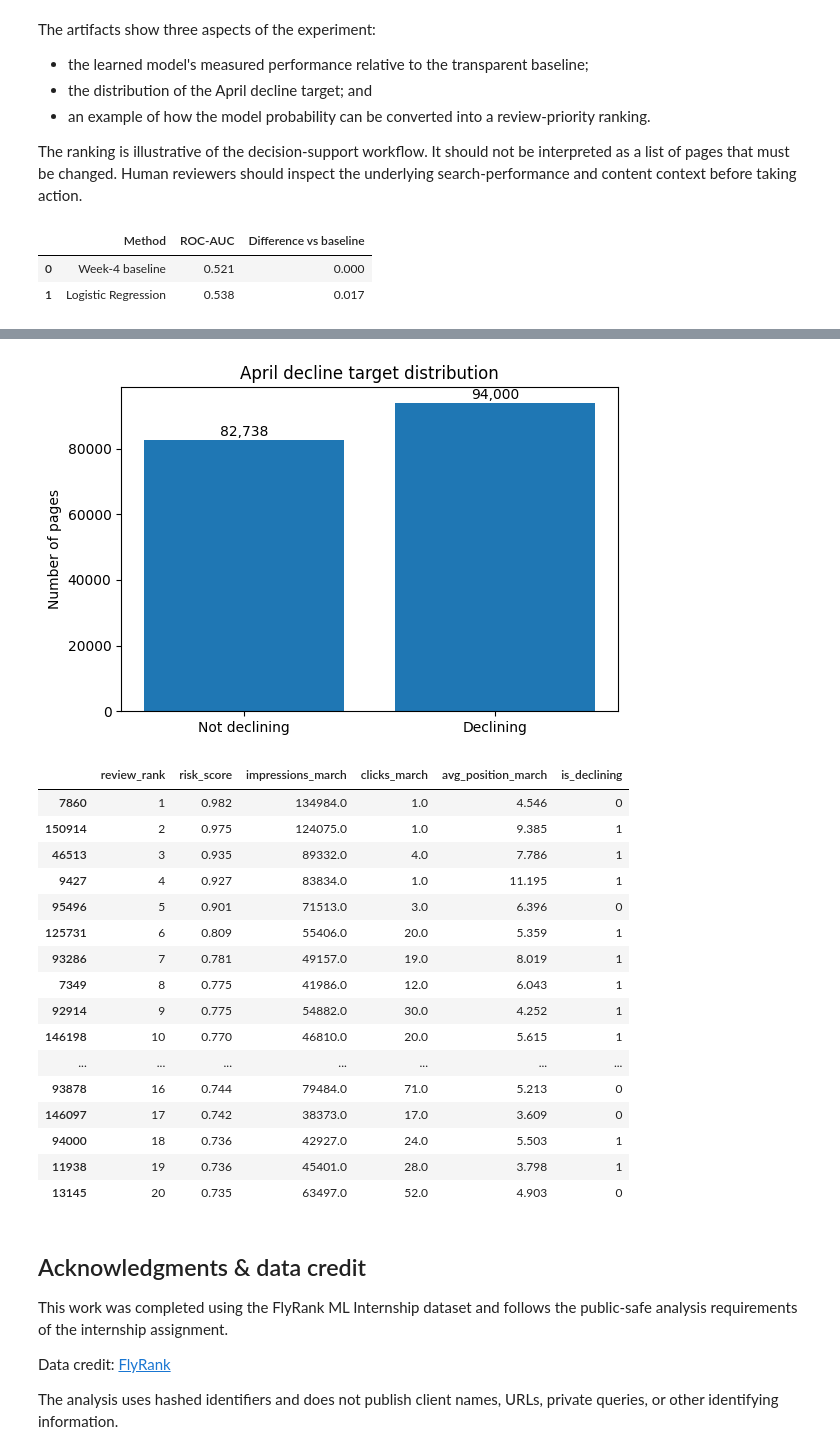
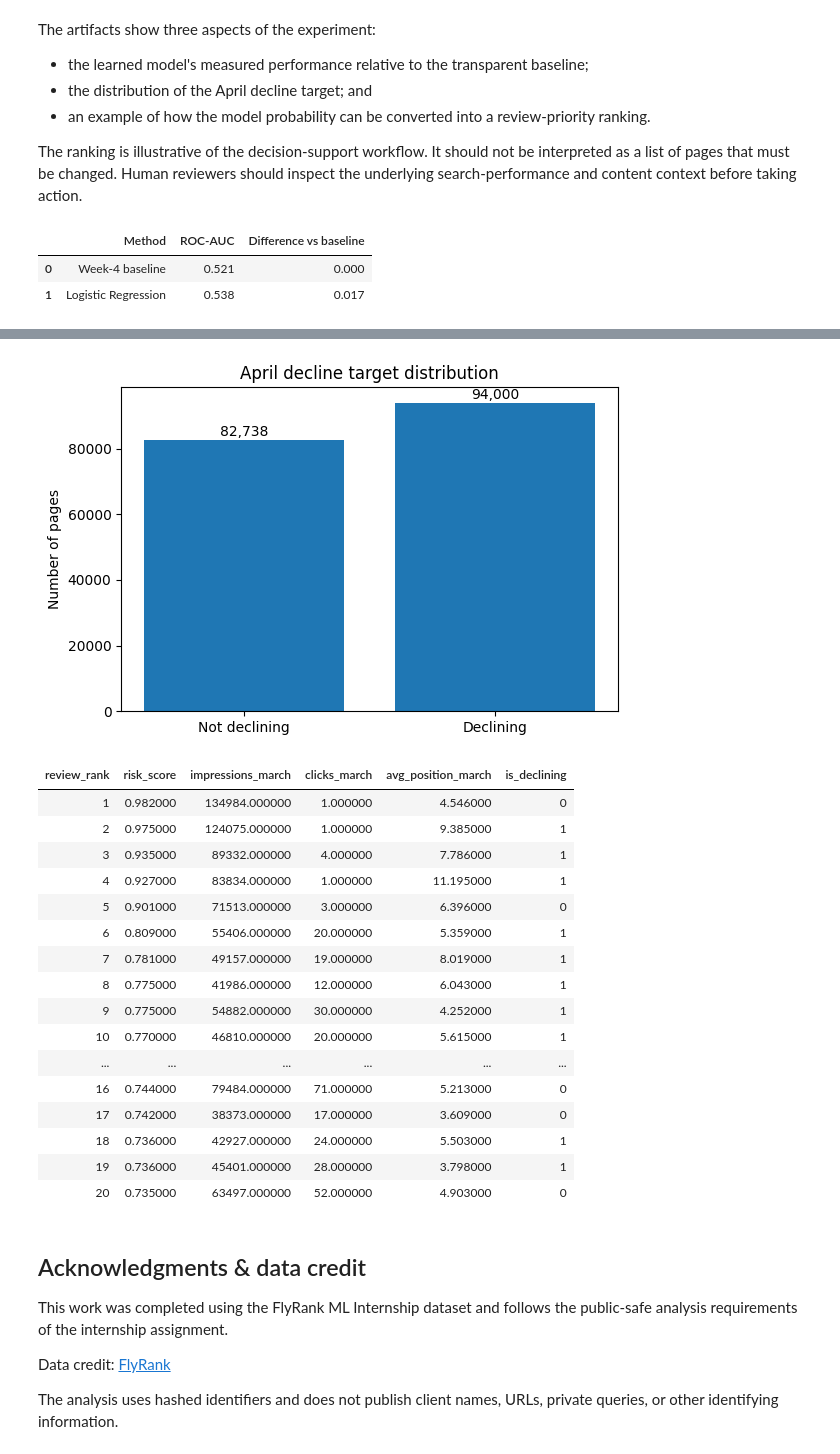
Before and after one commit to hussaintinwala2/Flyrank, a Jupyter notebook: work/notebooks/capstone.ipynb, the cells around one changed output, grey strips where cells are left out. Drawn from its saved outputs; the diff is of its cells as text; code cells hidden in the pictures.

```diff
--- a/work/notebooks/capstone.ipynb
+++ b/work/notebooks/capstone.ipynb
@@ -816,53 +816,53 @@ review_queue["risk_score"] = model.predict_proba(
 )[:, 1]
 
 review_queue = review_queue.sort_values(
     "risk_score",
     ascending=False
 )
 
 review_queue["review_rank"] = range(
     1,
     len(review_queue) + 1
 )
 
-# Public-safe view: no client IDs, URLs, or queries
+# Public-safe view: no client IDs, URLs, queries, or dataframe index
 review_queue_display = review_queue[
     [
         "review_rank",
         "risk_score",
         "impressions_march",
         "clicks_march",
         "avg_position_march",
         "is_declining"
     ]
-].head(20)
+].head(20).reset_index(drop=True)
 
 display(
-    review_queue_display.round(3)
+    review_queue_display.round(3).style.hide(axis="index")
 )
 # %% [output]
 |  | Method | ROC-AUC | Difference vs baseline |
 | 0 | Week-4 baseline | 0.521 | 0.000 |
 | 1 | Logistic Regression | 0.538 | 0.017 |
 [figure]
 [figure]
-|  | review_rank | risk_score | impressions_march | clicks_march | avg_position_march | is_declining |
-| 7860 | 1 | 0.982 | 134984.0 | 1.0 | 4.546 | 0 |
-| 150914 | 2 | 0.975 | 124075.0 | 1.0 | 9.385 | 1 |
-| 46513 | 3 | 0.935 | 89332.0 | 4.0 | 7.786 | 1 |
-| 9427 | 4 | 0.927 | 83834.0 | 1.0 | 11.195 | 1 |
-| 95496 | 5 | 0.901 | 71513.0 | 3.0 | 6.396 | 0 |
-| 125731 | 6 | 0.809 | 55406.0 | 20.0 | 5.359 | 1 |
-| 93286 | 7 | 0.781 | 49157.0 | 19.0 | 8.019 | 1 |
-| 7349 | 8 | 0.775 | 41986.0 | 12.0 | 6.043 | 1 |
-| 92914 | 9 | 0.775 | 54882.0 | 30.0 | 4.252 | 1 |
-| 146198 | 10 | 0.770 | 46810.0 | 20.0 | 5.615 | 1 |
-| ... | ... | ... | ... | ... | ... | ... |
-| 93878 | 16 | 0.744 | 79484.0 | 71.0 | 5.213 | 0 |
-| 146097 | 17 | 0.742 | 38373.0 | 17.0 | 3.609 | 0 |
-| 94000 | 18 | 0.736 | 42927.0 | 24.0 | 5.503 | 1 |
-| 11938 | 19 | 0.736 | 45401.0 | 28.0 | 3.798 | 1 |
-| 13145 | 20 | 0.735 | 63497.0 | 52.0 | 4.903 | 0 |
+| review_rank | risk_score | impressions_march | clicks_march | avg_position_march | is_declining |
+| 1 | 0.982000 | 134984.000000 | 1.000000 | 4.546000 | 0 |
+| 2 | 0.975000 | 124075.000000 | 1.000000 | 9.385000 | 1 |
+| 3 | 0.935000 | 89332.000000 | 4.000000 | 7.786000 | 1 |
+| 4 | 0.927000 | 83834.000000 | 1.000000 | 11.195000 | 1 |
+| 5 | 0.901000 | 71513.000000 | 3.000000 | 6.396000 | 0 |
+| 6 | 0.809000 | 55406.000000 | 20.000000 | 5.359000 | 1 |
+| 7 | 0.781000 | 49157.000000 | 19.000000 | 8.019000 | 1 |
+| 8 | 0.775000 | 41986.000000 | 12.000000 | 6.043000 | 1 |
+| 9 | 0.775000 | 54882.000000 | 30.000000 | 4.252000 | 1 |
+| 10 | 0.770000 | 46810.000000 | 20.000000 | 5.615000 | 1 |
+| ... | ... | ... | ... | ... | ... |
+| 16 | 0.744000 | 79484.000000 | 71.000000 | 5.213000 | 0 |
+| 17 | 0.742000 | 38373.000000 | 17.000000 | 3.609000 | 0 |
+| 18 | 0.736000 | 42927.000000 | 24.000000 | 5.503000 | 1 |
+| 19 | 0.736000 | 45401.000000 | 28.000000 | 3.798000 | 1 |
+| 20 | 0.735000 | 63497.000000 | 52.000000 | 4.903000 | 0 |
 # %% [markdown]
 ## Acknowledgments & data credit
 
```
